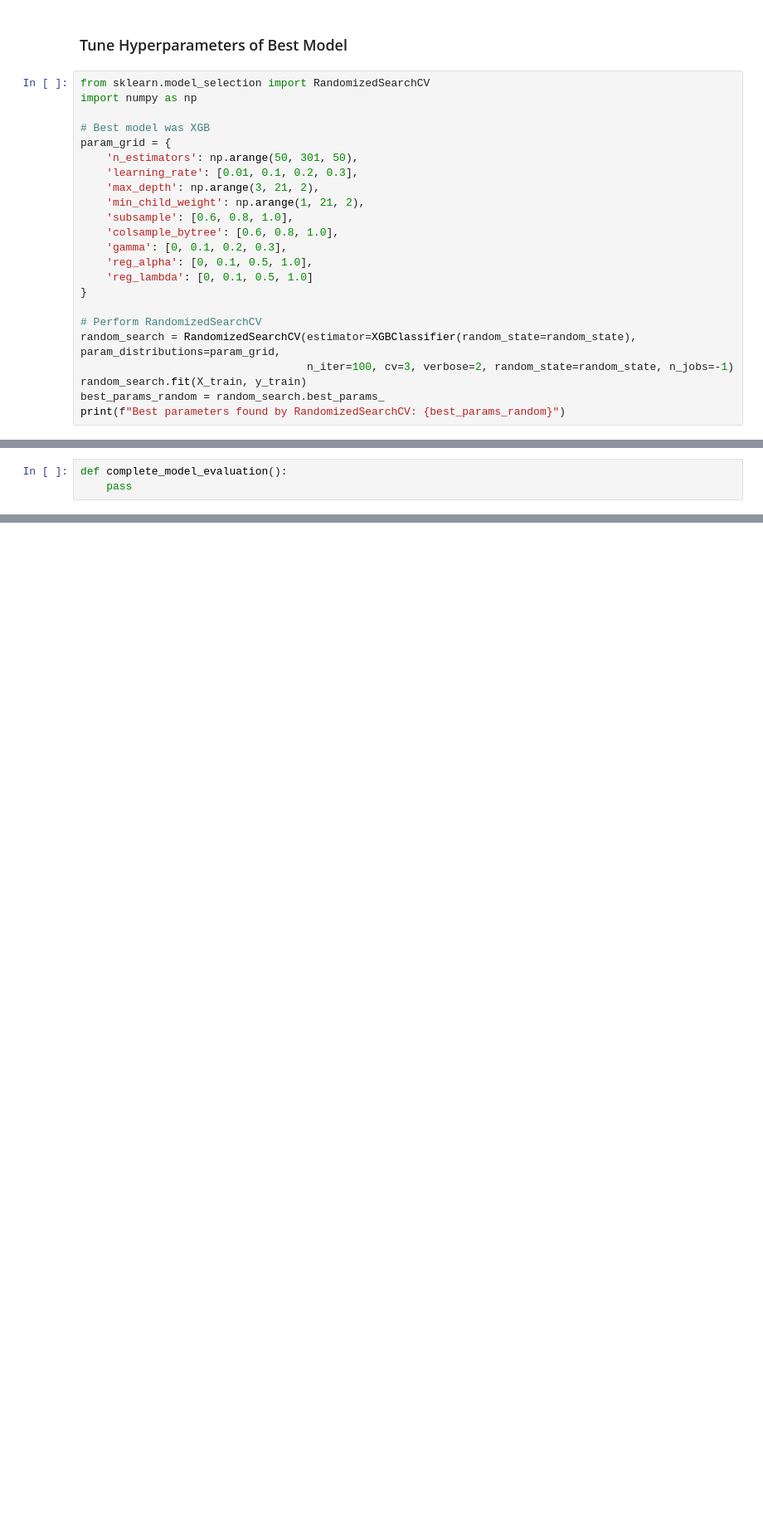
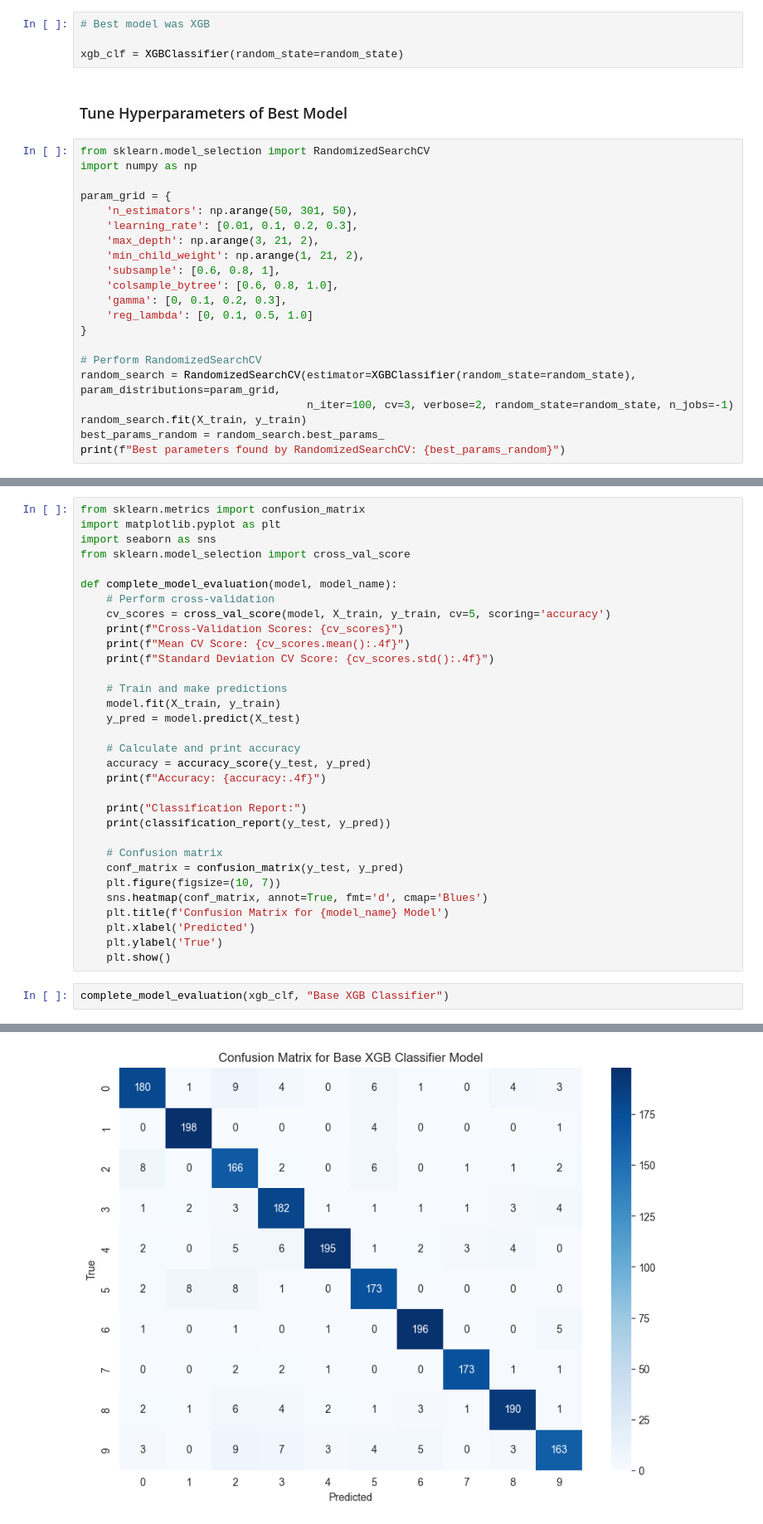
Before and after one commit to griffinr/MusicClassificationModels, a Jupyter notebook: Supervised_Learning_Models.ipynb, the cells around one changed output, grey strips where cells are left out. Shown: that part at 83% size. Saved outputs shown, nothing was run; the diff lists cells and outputs as text; blank space fills up the shorter version.

```diff
--- a/Supervised_Learning_Models.ipynb
+++ b/Supervised_Learning_Models.ipynb
@@ -79,22 +79,24 @@ Classification Report:
     accuracy                           0.91      1998
    macro avg       0.91      0.91      0.91      1998
 weighted avg       0.91      0.91      0.91      1998
+# %%
+# Best model was XGB
+
+xgb_clf = XGBClassifier(random_state=random_state)
 # %% [markdown]
 ### Tune Hyperparameters of Best Model
 # %%
 from sklearn.model_selection import RandomizedSearchCV
 import numpy as np
 
-# Best model was XGB
 param_grid = {
     'n_estimators': np.arange(50, 301, 50),
     'learning_rate': [0.01, 0.1, 0.2, 0.3],
     'max_depth': np.arange(3, 21, 2),
     'min_child_weight': np.arange(1, 21, 2),
-    'subsample': [0.6, 0.8, 1.0],
+    'subsample': [0.6, 0.8, 1],
     'colsample_bytree': [0.6, 0.8, 1.0],
     'gamma': [0, 0.1, 0.2, 0.3],
-    'reg_alpha': [0, 0.1, 0.5, 1.0],
     'reg_lambda': [0, 0.1, 0.5, 1.0]
 }
 
@@ -160,3 +142,35 @@ weighted avg       0.91      0.91      0.91      1998
-# %%
-def complete_model_evaluation():
-    pass
+# %%
+from sklearn.metrics import confusion_matrix
+import matplotlib.pyplot as plt
+import seaborn as sns
+from sklearn.model_selection import cross_val_score
+
+def complete_model_evaluation(model, model_name):
+    # Perform cross-validation
+    cv_scores = cross_val_score(model, X_train, y_train, cv=5, scoring='accuracy')
+    print(f"Cross-Validation Scores: {cv_scores}")
+    print(f"Mean CV Score: {cv_scores.mean():.4f}")
+    print(f"Standard Deviation CV Score: {cv_scores.std():.4f}")
+
+    # Train and make predictions
+    model.fit(X_train, y_train)
+    y_pred = model.predict(X_test)
+
+    # Calculate and print accuracy
+    accuracy = accuracy_score(y_test, y_pred)
+    print(f"Accuracy: {accuracy:.4f}")
+
+    print("Classification Report:")
+    print(classification_report(y_test, y_pred))
+
+    # Confusion matrix
+    conf_matrix = confusion_matrix(y_test, y_pred)
+    plt.figure(figsize=(10, 7))
+    sns.heatmap(conf_matrix, annot=True, fmt='d', cmap='Blues')
+    plt.title(f'Confusion Matrix for {model_name} Model')
+    plt.xlabel('Predicted')
+    plt.ylabel('True')
+    plt.show()
+# %%
+complete_model_evaluation(xgb_clf, "Base XGB Classifier")
+# %% [output]
@@ -162,0 +194 @@ def complete_model_evaluation():
+[figure, added]
```
Also changed, not shown: parts of 7 cells of this notebook.
